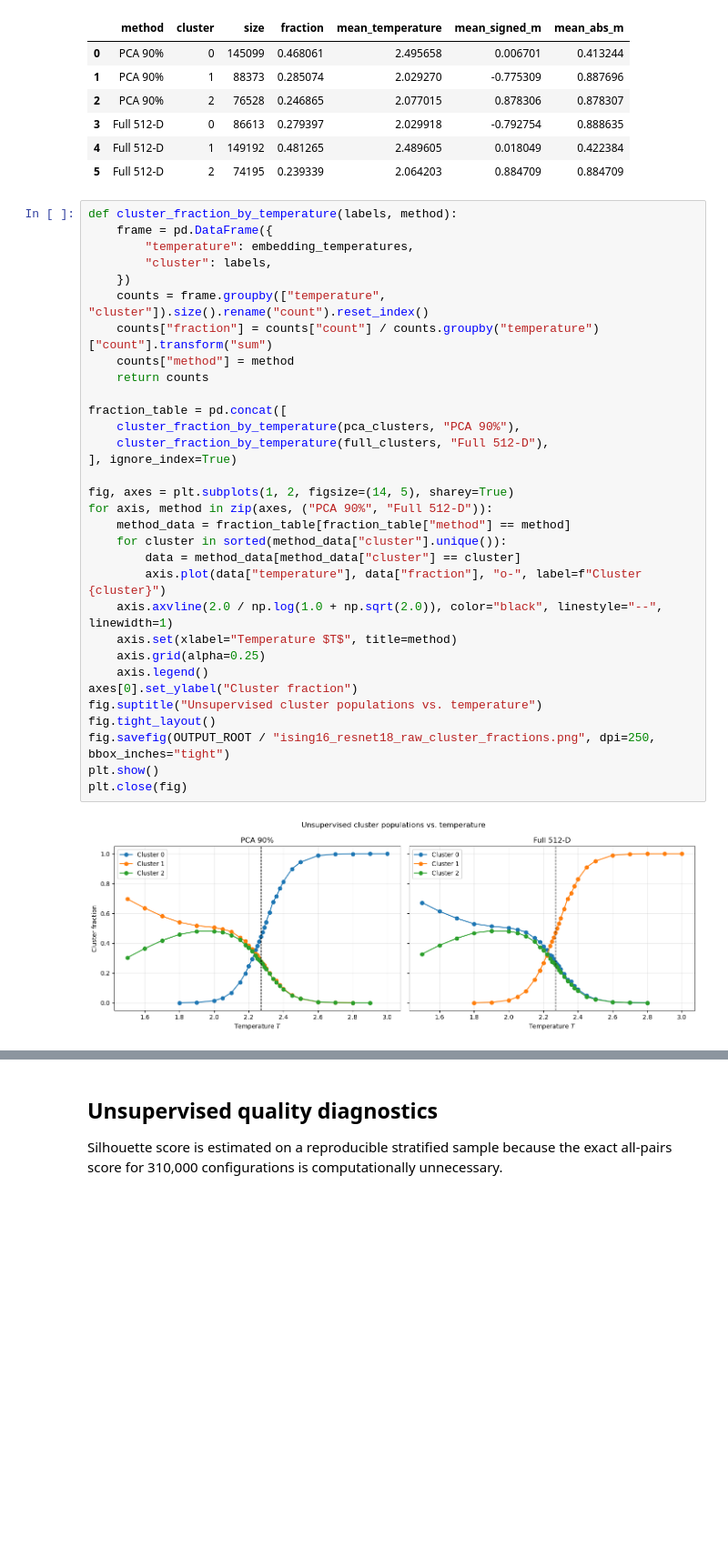
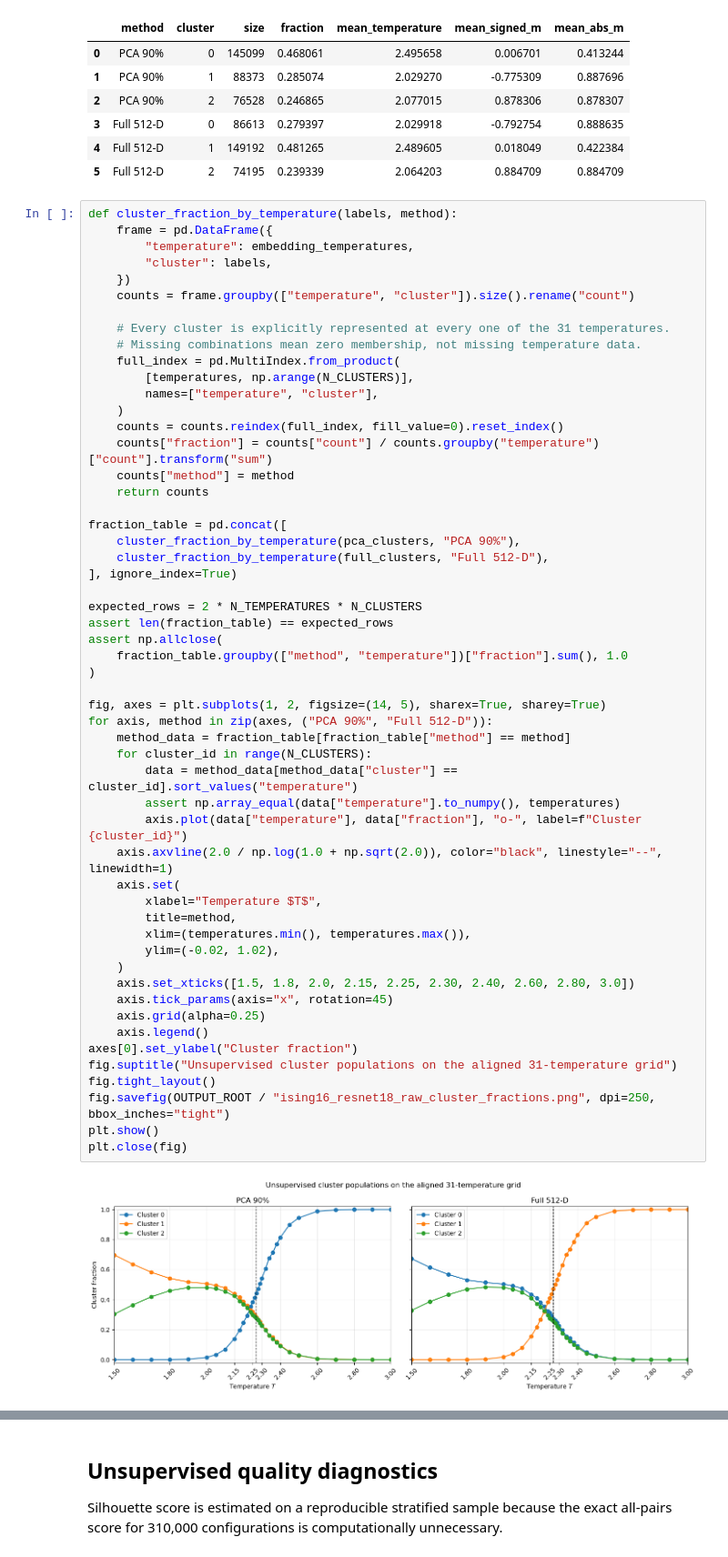
Before and after one commit to lledson425/Summer25, a Jupyter notebook: notebooks/ising/resnet_unsupervised_clustering.ipynb, the cells around one changed output, grey strips where cells are left out. Shown at 91% size. Drawn from its saved outputs; the diff is of its cells as text; blank space fills up the shorter version.

Commit message:
Fix clustering grids and visualize PCA extrema

```diff
--- a/notebooks/ising/resnet_unsupervised_clustering.ipynb
+++ b/notebooks/ising/resnet_unsupervised_clustering.ipynb
@@ -157,34 +155,56 @@ cluster_summary
 # %%
 def cluster_fraction_by_temperature(labels, method):
     frame = pd.DataFrame({
         "temperature": embedding_temperatures,
         "cluster": labels,
     })
-    counts = frame.groupby(["temperature", "cluster"]).size().rename("count").reset_index()
+    counts = frame.groupby(["temperature", "cluster"]).size().rename("count")
+
+    # Every cluster is explicitly represented at every one of the 31 temperatures.
+    # Missing combinations mean zero membership, not missing temperature data.
+    full_index = pd.MultiIndex.from_product(
+        [temperatures, np.arange(N_CLUSTERS)],
+        names=["temperature", "cluster"],
+    )
+    counts = counts.reindex(full_index, fill_value=0).reset_index()
     counts["fraction"] = counts["count"] / counts.groupby("temperature")["count"].transform("sum")
     counts["method"] = method
     return counts
 
 fraction_table = pd.concat([
     cluster_fraction_by_temperature(pca_clusters, "PCA 90%"),
     cluster_fraction_by_temperature(full_clusters, "Full 512-D"),
 ], ignore_index=True)
 
-fig, axes = plt.subplots(1, 2, figsize=(14, 5), sharey=True)
+expected_rows = 2 * N_TEMPERATURES * N_CLUSTERS
+assert len(fraction_table) == expected_rows
+assert np.allclose(
+    fraction_table.groupby(["method", "temperature"])["fraction"].sum(), 1.0
+)
+
+fig, axes = plt.subplots(1, 2, figsize=(14, 5), sharex=True, sharey=True)
 for axis, method in zip(axes, ("PCA 90%", "Full 512-D")):
     method_data = fraction_table[fraction_table["method"] == method]
-    for cluster in sorted(method_data["cluster"].unique()):
-        data = method_data[method_data["cluster"] == cluster]
-        axis.plot(data["temperature"], data["fraction"], "o-", label=f"Cluster {cluster}")
+    for cluster_id in range(N_CLUSTERS):
+        data = method_data[method_data["cluster"] == cluster_id].sort_values("temperature")
+        assert np.array_equal(data["temperature"].to_numpy(), temperatures)
+        axis.plot(data["temperature"], data["fraction"], "o-", label=f"Cluster {cluster_id}")
     axis.axvline(2.0 / np.log(1.0 + np.sqrt(2.0)), color="black", linestyle="--", linewidth=1)
-    axis.set(xlabel="Temperature $T$", title=method)
+    axis.set(
+        xlabel="Temperature $T$",
+        title=method,
+        xlim=(temperatures.min(), temperatures.max()),
+        ylim=(-0.02, 1.02),
+    )
+    axis.set_xticks([1.5, 1.8, 2.0, 2.15, 2.25, 2.30, 2.40, 2.60, 2.80, 3.0])
+    axis.tick_params(axis="x", rotation=45)
     axis.grid(alpha=0.25)
     axis.legend()
 axes[0].set_ylabel("Cluster fraction")
-fig.suptitle("Unsupervised cluster populations vs. temperature")
+fig.suptitle("Unsupervised cluster populations on the aligned 31-temperature grid")
 fig.tight_layout()
 fig.savefig(OUTPUT_ROOT / "ising16_resnet18_raw_cluster_fractions.png", dpi=250, bbox_inches="tight")
 plt.show()
 plt.close(fig)
 # %% [output]
-[figure, old version]
+[figure, new version]
```
Also changed, not shown: parts of 8 cells of this notebook, 2 other files.
